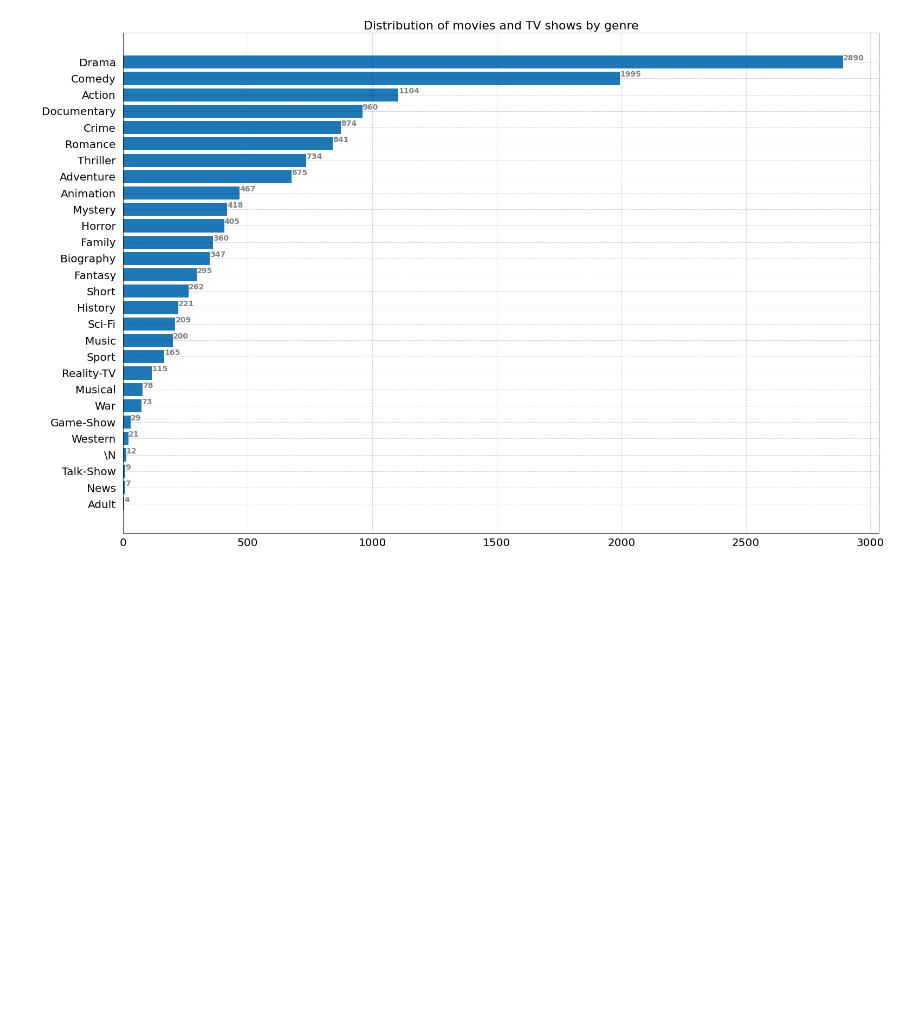
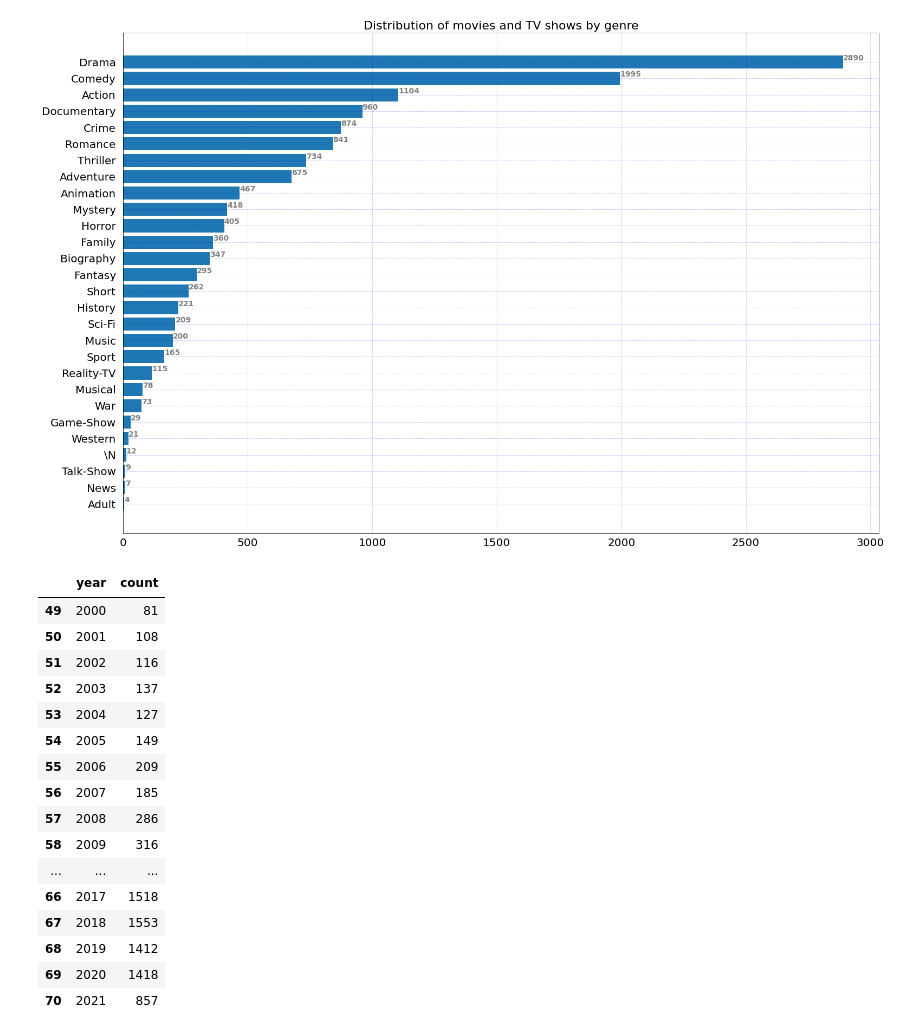
Before and after one commit to johnnminh/CMPT353-Netflix-Data, a Jupyter notebook: genre_analyzing.ipynb, the cells around one changed output. Saved outputs shown, nothing was run; the diff lists cells and outputs as text; code cells hidden in the pictures; blank space fills up the shorter version.

```diff
--- a/genre_analyzing.ipynb
+++ b/genre_analyzing.ipynb
@@ -73,5 +73,27 @@ plt.show()
 title_genre_4 = df[['splitted_genre','averageRating', 'year']]
 title_genre_4 = title_genre_4.explode('splitted_genre')
 yearly_groupped = title_genre_4.groupby('year').size().reset_index(name = 'count')
+# %%
+yearly_groupped_2 = yearly_groupped[yearly_groupped['year'] >= 2000]
+# %%
+yearly_groupped_2
+# %% [output]
+|  | year | count |
+| 49 | 2000 | 81 |
+| 50 | 2001 | 108 |
+| 51 | 2002 | 116 |
+| 52 | 2003 | 137 |
+| 53 | 2004 | 127 |
+| 54 | 2005 | 149 |
+| 55 | 2006 | 209 |
+| 56 | 2007 | 185 |
+| 57 | 2008 | 286 |
+| 58 | 2009 | 316 |
+| ... | ... | ... |
+| 66 | 2017 | 1518 |
+| 67 | 2018 | 1553 |
+| 68 | 2019 | 1412 |
+| 69 | 2020 | 1418 |
+| 70 | 2021 | 857 |
 # %%
 yearly_groupped = yearly_groupped[yearly_groupped['year'] > 2000]
```
Also changed, not shown: parts of 8 cells of this notebook.
